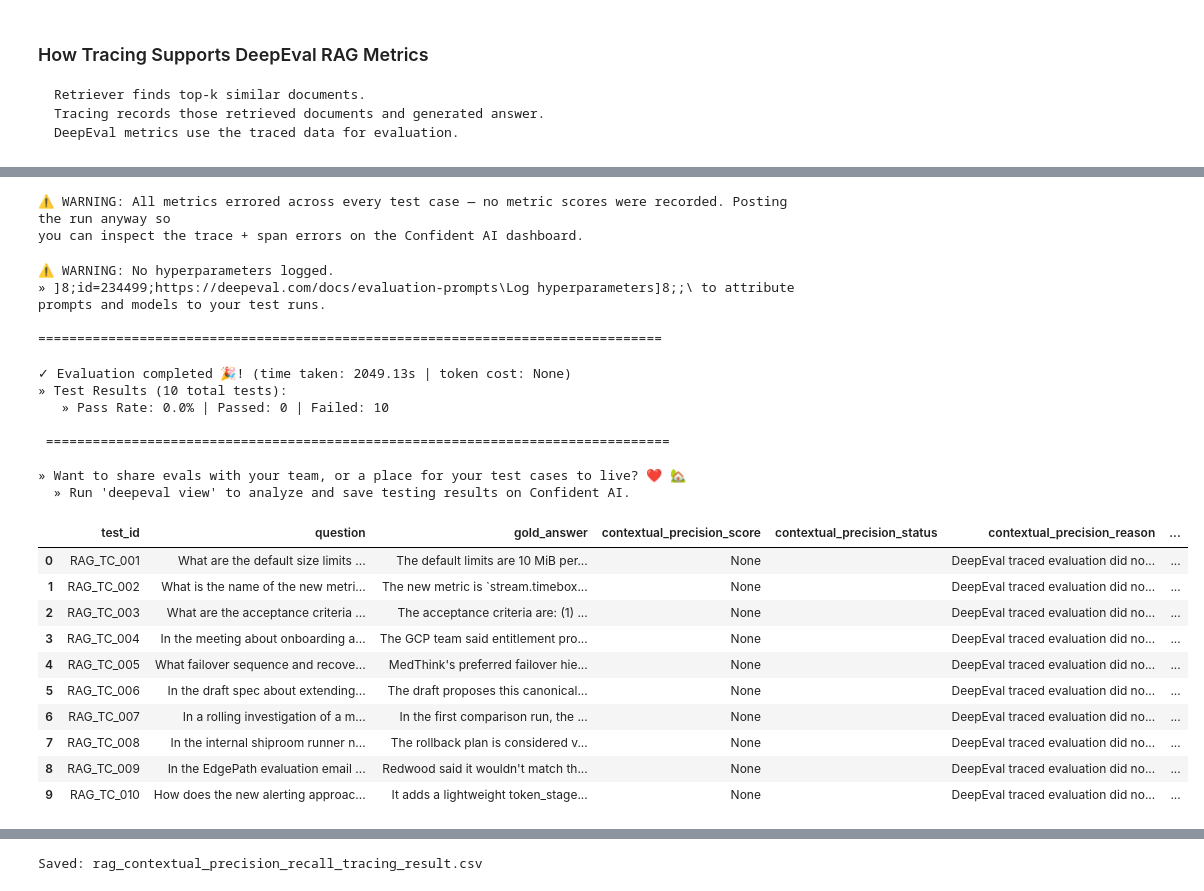
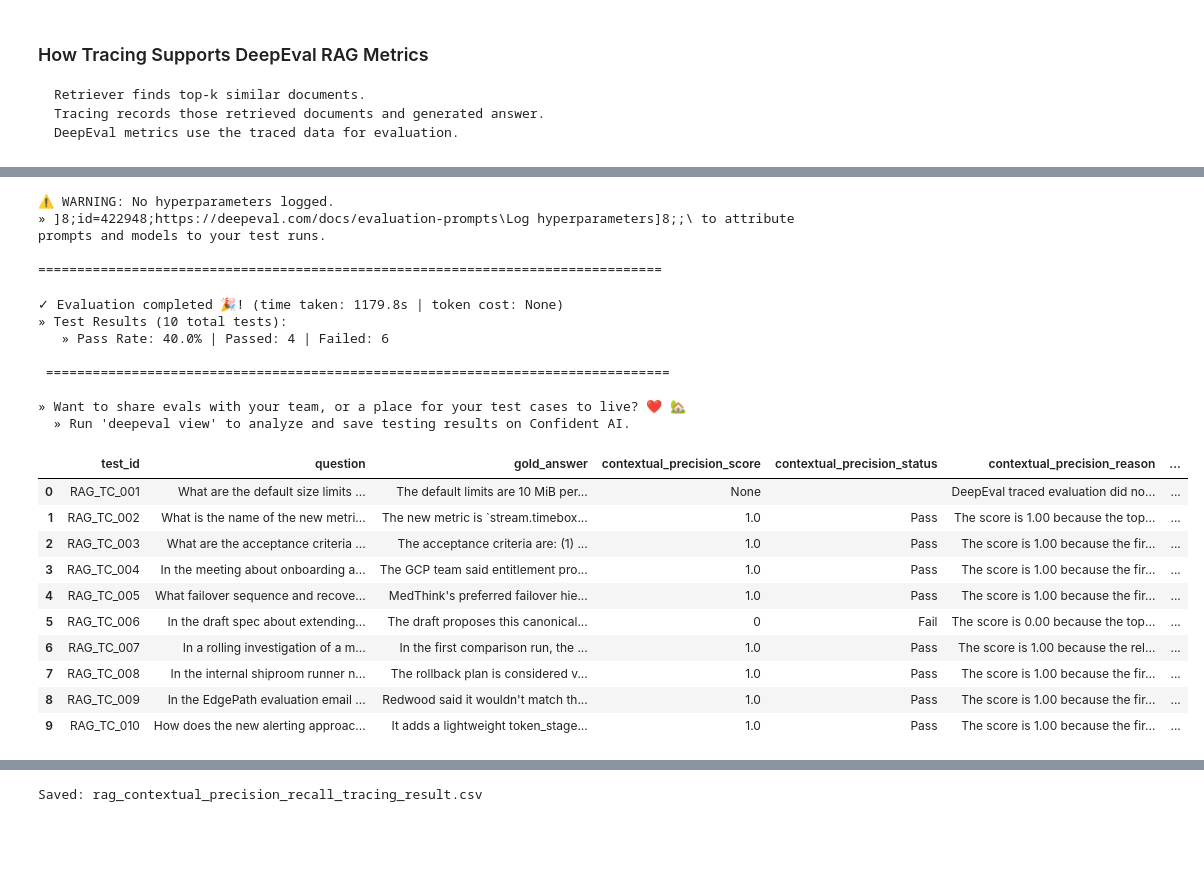
Before and after one commit to Raghul-source/rag-pipeline-evaluation, a Jupyter notebook: rag_pipeline_evaluation.ipynb, the cells around one changed output, grey strips where cells are left out. Cells and saved outputs as stored; diff of their text form; code cells hidden in the pictures; blank space fills up the shorter version.

Commit message:
Update clean DeepEval tracing notebook

```diff
--- a/rag_pipeline_evaluation.ipynb
+++ b/rag_pipeline_evaluation.ipynb
@@ -998,7 +996,8 @@ os.environ["GROQ_API_KEY"] = userdata.get("GROQ_API_KEY")
 class GroqDeepEvalModel(DeepEvalBaseLLM):
 
     #def __init__(self, model_name="llama-3.3-70b-versatile"):
-    def __init__(self, model_name="llama-3.1-8b-instant"):
+    #def __init__(self, model_name="llama-3.1-8b-instant"):
+    def __init__(self, model_name="openai/gpt-oss-20b"):
         self.model_name = model_name
         self.client = Groq(api_key=os.environ["GROQ_API_KEY"])
 
@@ -1107,14 +1106,16 @@ qa_df["answer_relevancy_reason"] = ""
 contextual_precision_metric = ContextualPrecisionMetric(
     threshold=0.6,
     model=groq_model,
-    include_reason=True
+    include_reason=True,
+    verbose_mode=True
 )
 
 
 answer_relevancy_metric = AnswerRelevancyMetric(
     threshold=0.6,
     model=groq_model,
-    include_reason=True
+    include_reason=True,
+    verbose_mode=True
 )
 
 # Create Golden test cases from qa_df.
@@ -1180,12 +1181,15 @@ for row_index, golden in enumerate(
         # Store actual output in CSV/report.
         qa_df.loc[row_index, "actual_output"] = generated_answer
 
+        """
         # Store Contextual Precision result directly from metric object.
         precision_score = contextual_precision_metric.score
         precision_reason = contextual_precision_metric.reason
 
         qa_df.loc[row_index, "contextual_precision_score"] = precision_score
         qa_df.loc[row_index, "contextual_precision_reason"] = precision_reason
+        """
+
 
         if precision_score is None:
             qa_df.loc[row_index, "contextual_precision_status"] = ""
@@ -1197,14 +1201,14 @@ for row_index, golden in enumerate(
 
 
 
-
+        """
         # Store Answer Relevancy result directly from metric object.
         answer_relevancy_score = answer_relevancy_metric.score
         answer_relevancy_reason = answer_relevancy_metric.reason
 
         qa_df.loc[row_index, "answer_relevancy_score"] = answer_relevancy_score
         qa_df.loc[row_index, "answer_relevancy_reason"] = answer_relevancy_reason
-
+        """
 
 
         if answer_relevancy_score is None:
@@ -1283,30 +1287,28 @@ display(
 ╰─────────────────────────────────────────────────────────────────────────────────────────────────────────────────╯
 [interactive output not drawn]
-⚠ WARNING: All metrics errored across every test case — no metric scores were recorded. Posting the run anyway so
-you can inspect the trace + span errors on the Confident AI dashboard.
+⚠ WARNING: No hyperparameters logged.
+» ]8;id=422948;https://deepeval.com/docs/evaluation-prompts\Log hyperparameters]8;;\ to attribute prompts and models to your test runs.
+
+================================================================================
-⚠ WARNING: No hyperparameters logged.
-» ]8;id=234499;https://deepeval.com/docs/evaluation-prompts\Log hyperparameters]8;;\ to attribute prompts and models to your test runs.
+✓ Evaluation completed 🎉! (time taken: 1179.8s | token cost: None)
+» Test Results (10 total tests):
+   » Pass Rate: 40.0% | Passed: 4 | Failed: 6
 
-================================================================================
+ ================================================================================
+
+» Want to share evals with your team, or a place for your test cases to live? ❤️ 🏡
+  » Run 'deepeval view' to analyze and save testing results on Confident AI.
-✓ Evaluation completed 🎉! (time taken: 2049.13s | token cost: None)
-» Test Results (10 total tests):
-   » Pass Rate: 0.0% | Passed: 0 | Failed: 10
-
- ================================================================================
-
-» Want to share evals with your team, or a place for your test cases to live? ❤️ 🏡
-  » Run 'deepeval view' to analyze and save testing results on Confident AI.
 |  | test_id | question | gold_answer | contextual_precision_score | contextual_precision_status | contextual_precision_reason | ... |
 | 0 | RAG_TC_001 | What are the default size limits ... | The default limits are 10 MiB per... | None |  | DeepEval traced evaluation did no... | ... |
-| 1 | RAG_TC_002 | What is the name of the new metri... | The new metric is `stream.timebox... | None |  | DeepEval traced evaluation did no... | ... |
-| 2 | RAG_TC_003 | What are the acceptance criteria ... | The acceptance criteria are: (1) ... | None |  | DeepEval traced evaluation did no... | ... |
-| 3 | RAG_TC_004 | In the meeting about onboarding a... | The GCP team said entitlement pro... | None |  | DeepEval traced evaluation did no... | ... |
-| 4 | RAG_TC_005 | What failover sequence and recove... | MedThink's preferred failover hie... | None |  | DeepEval traced evaluation did no... | ... |
-| 5 | RAG_TC_006 | In the draft spec about extending... | The draft proposes this canonical... | None |  | DeepEval traced evaluation did no... | ... |
-| 6 | RAG_TC_007 | In a rolling investigation of a m... | In the first comparison run, the ... | None |  | DeepEval traced evaluation did no... | ... |
-| 7 | RAG_TC_008 | In the internal shiproom runner n... | The rollback plan is considered v... | None |  | DeepEval traced evaluation did no... | ... |
-| 8 | RAG_TC_009 | In the EdgePath evaluation email ... | Redwood said it wouldn't match th... | None |  | DeepEval traced evaluation did no... | ... |
-| 9 | RAG_TC_010 | How does the new alerting approac... | It adds a lightweight token_stage... | None |  | DeepEval traced evaluation did no... | ... |
+| 1 | RAG_TC_002 | What is the name of the new metri... | The new metric is `stream.timebox... | 1.0 | Pass | The score is 1.00 because the top... | ... |
+| 2 | RAG_TC_003 | What are the acceptance criteria ... | The acceptance criteria are: (1) ... | 1.0 | Pass | The score is 1.00 because the fir... | ... |
+| 3 | RAG_TC_004 | In the meeting about onboarding a... | The GCP team said entitlement pro... | 1.0 | Pass | The score is 1.00 because the fir... | ... |
+| 4 | RAG_TC_005 | What failover sequence and recove... | MedThink's preferred failover hie... | 1.0 | Pass | The score is 1.00 because the fir... | ... |
+| 5 | RAG_TC_006 | In the draft spec about extending... | The draft proposes this canonical... | 0 | Fail | The score is 0.00 because the top... | ... |
+| 6 | RAG_TC_007 | In a rolling investigation of a m... | In the first comparison run, the ... | 1.0 | Pass | The score is 1.00 because the rel... | ... |
+| 7 | RAG_TC_008 | In the internal shiproom runner n... | The rollback plan is considered v... | 1.0 | Pass | The score is 1.00 because the fir... | ... |
+| 8 | RAG_TC_009 | In the EdgePath evaluation email ... | Redwood said it wouldn't match th... | 1.0 | Pass | The score is 1.00 because the fir... | ... |
+| 9 | RAG_TC_010 | How does the new alerting approac... | It adds a lightweight token_stage... | 1.0 | Pass | The score is 1.00 because the fir... | ... |
 # %%
 ## 10. Contextual Recall Check using DeepEval Trace
 
```
Also changed, not shown: parts of 9 cells of this notebook, 1 other file.
